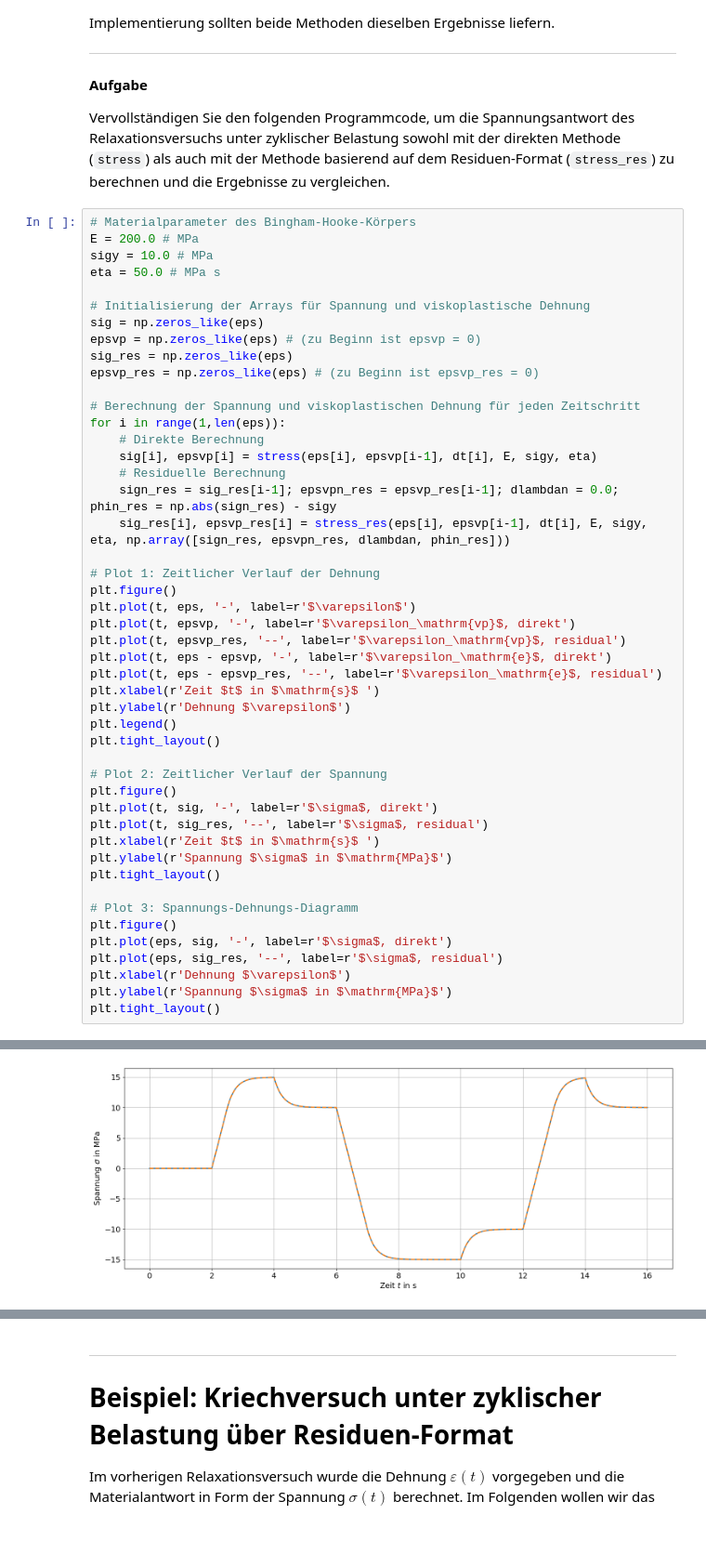
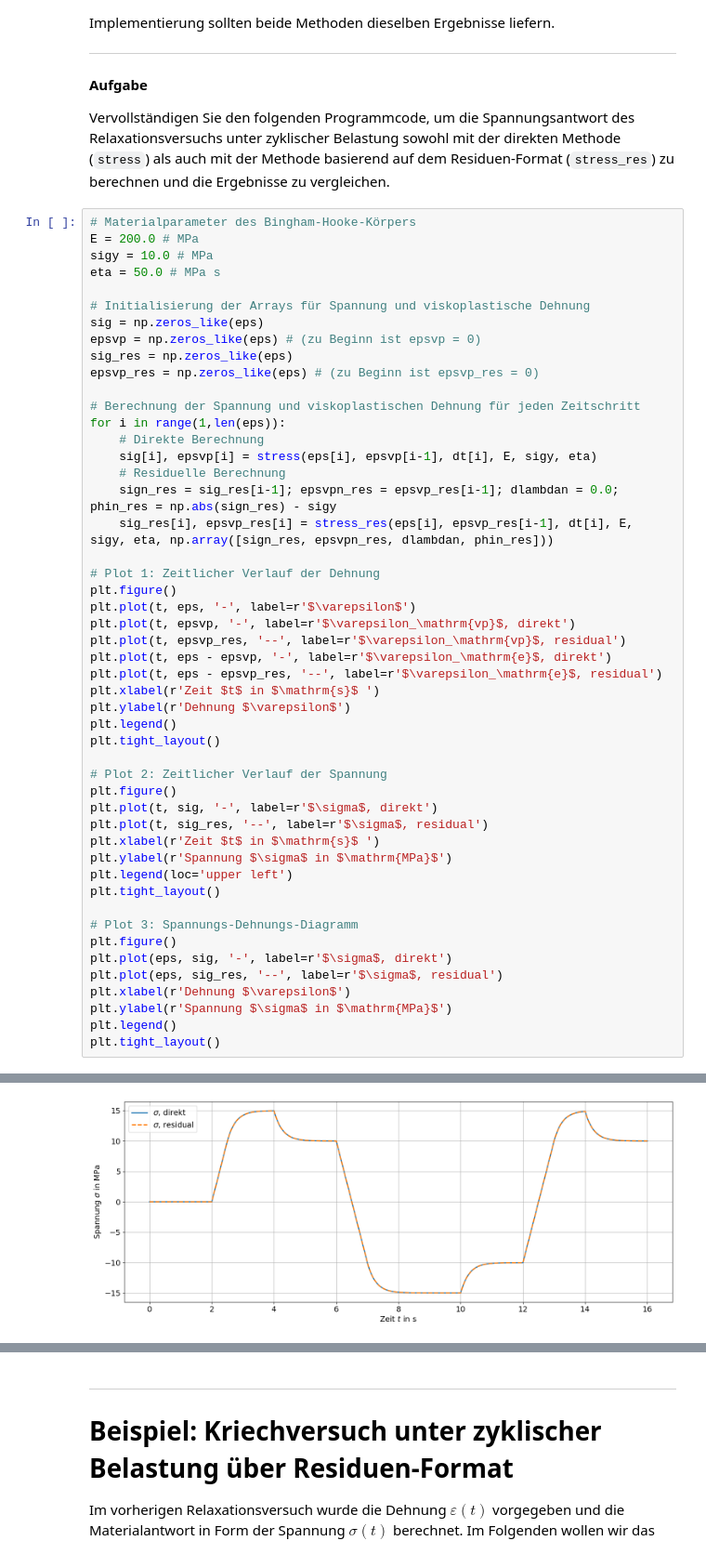
Before and after one commit to tmfrln/mechIV-programming, a Jupyter notebook: viscoplasticity/exercise_viscoplasticity_solution.ipynb, the cells around one changed output, grey strips where cells are left out. Shown at 93% size. Saved outputs shown, nothing was run; the diff lists cells and outputs as text.

```diff
--- a/viscoplasticity/exercise_viscoplasticity_solution.ipynb
+++ b/viscoplasticity/exercise_viscoplasticity_solution.ipynb
@@ -475,35 +475,37 @@ for i in range(1,len(eps)):
     sig[i], epsvp[i] = stress(eps[i], epsvp[i-1], dt[i], E, sigy, eta)
     # Residuelle Berechnung
     sign_res = sig_res[i-1]; epsvpn_res = epsvp_res[i-1]; dlambdan = 0.0; phin_res = np.abs(sign_res) - sigy
-    sig_res[i], epsvp_res[i] = stress_res(eps[i], epsvp[i-1], dt[i], E, sigy, eta, np.array([sign_res, epsvpn_res, dlambdan, phin_res]))
+    sig_res[i], epsvp_res[i] = stress_res(eps[i], epsvp_res[i-1], dt[i], E, sigy, eta, np.array([sign_res, epsvpn_res, dlambdan, phin_res]))
 
 # Plot 1: Zeitlicher Verlauf der Dehnung
 plt.figure()
 plt.plot(t, eps, '-', label=r'$\varepsilon$')
 plt.plot(t, epsvp, '-', label=r'$\varepsilon_\mathrm{vp}$, direkt')
 plt.plot(t, epsvp_res, '--', label=r'$\varepsilon_\mathrm{vp}$, residual')
 plt.plot(t, eps - epsvp, '-', label=r'$\varepsilon_\mathrm{e}$, direkt')
 plt.plot(t, eps - epsvp_res, '--', label=r'$\varepsilon_\mathrm{e}$, residual')
 plt.xlabel(r'Zeit $t$ in $\mathrm{s}$ ')
 plt.ylabel(r'Dehnung $\varepsilon$')
 plt.legend()
 plt.tight_layout()
 
 # Plot 2: Zeitlicher Verlauf der Spannung
 plt.figure()
 plt.plot(t, sig, '-', label=r'$\sigma$, direkt')
 plt.plot(t, sig_res, '--', label=r'$\sigma$, residual')
 plt.xlabel(r'Zeit $t$ in $\mathrm{s}$ ')
 plt.ylabel(r'Spannung $\sigma$ in $\mathrm{MPa}$')
+plt.legend(loc='upper left')
 plt.tight_layout()
 
 # Plot 3: Spannungs-Dehnungs-Diagramm
 plt.figure()
 plt.plot(eps, sig, '-', label=r'$\sigma$, direkt')
 plt.plot(eps, sig_res, '--', label=r'$\sigma$, residual')
 plt.xlabel(r'Dehnung $\varepsilon$')
 plt.ylabel(r'Spannung $\sigma$ in $\mathrm{MPa}$')
+plt.legend()
 plt.tight_layout()
 # %% [output]
 [figure]
-[figure, old version]
+[figure, new version]
```
Also changed, not shown: parts of 6 cells of this notebook, 3 other files.
